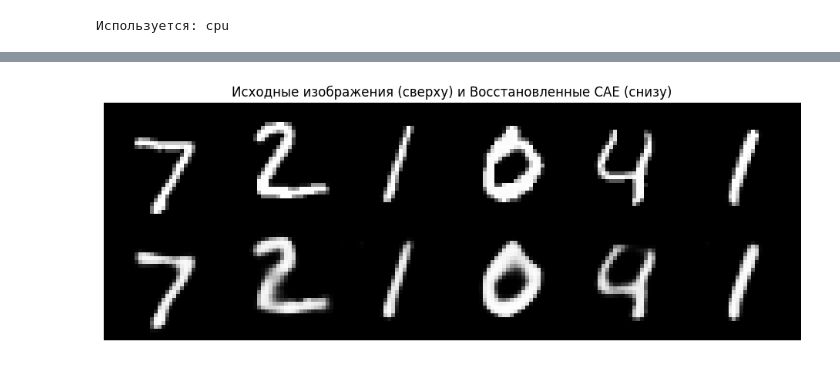
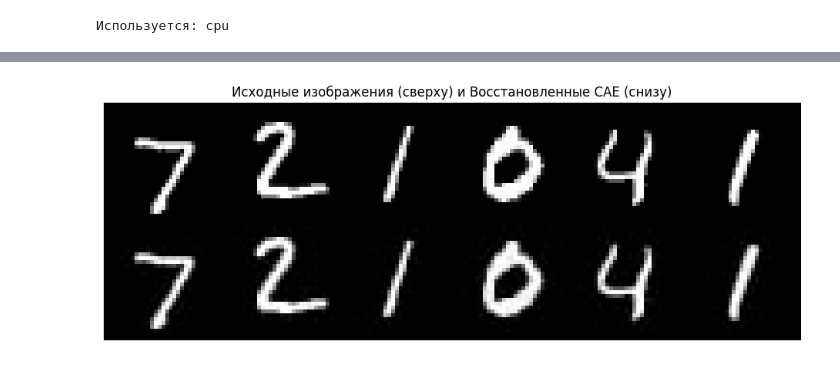
Before and after one commit to nikita488/DataSciencePro, a Jupyter notebook: src/HW2/HW2.ipynb, the cells around one changed output, grey strips where cells are left out. Cells and saved outputs as stored; diff of their text form; code cells hidden in the pictures.

```diff
--- a/src/HW2/HW2.ipynb
+++ b/src/HW2/HW2.ipynb
@@ -21,6 +21,7 @@ Successfully installed nvidia-cublas-cu12-12.4.5.8 nvidia-cuda-cupti-cu12-12.4.1
 # %%
 import torch
 import torch.nn as nn
+from torchvision import transforms
 
 # Определяем девайс CPU или GPU
 device = torch.device("cuda" if torch.cuda.is_available() else "cpu")
@@ -33,36 +34,35 @@ class CAE(nn.Module):
 
         # Энкодер
         self.encoder = nn.Sequential(
-            nn.Conv2d(1, 16, kernel_size=3, padding=1),
+            nn.Conv2d(1, 32, kernel_size=3, stride=2, padding=1),
+            nn.BatchNorm2d(32),
             nn.ReLU(),
-            nn.Dropout2d(0.5),
-            nn.MaxPool2d(2, stride=2, padding=0),
 
-            nn.Conv2d(16, 8, kernel_size=3, padding=1),
+            nn.Conv2d(32, 64, kernel_size=3, stride=2, padding=1),
+            nn.BatchNorm2d(64),
             nn.ReLU(),
-            nn.MaxPool2d(2, stride=2, padding=0),
 
-            nn.Conv2d(8, 8, kernel_size=3, padding=1),
-            nn.ReLU(),
-            nn.MaxPool2d(2, stride=2, padding=1),
+            nn.Conv2d(64, 128, kernel_size=3, stride=2, padding=1),
+            nn.BatchNorm2d(128),
+            nn.ReLU()
         )
 
         # Декодер
         self.decoder = nn.Sequential(
-            nn.Conv2d(8, 8, kernel_size=3, padding=1),
+            nn.ConvTranspose2d(128, 64, kernel_size=3, stride=2, padding=1, output_padding=1),
+            nn.BatchNorm2d(64),
             nn.ReLU(),
-            nn.Upsample(scale_factor=2),
 
-            nn.Conv2d(8, 8, kernel_size=3, padding=1),
+            nn.ConvTranspose2d(64, 32, kernel_size=4, stride=2, padding=1),
+            nn.BatchNorm2d(32),
             nn.ReLU(),
-            nn.Upsample(scale_factor=2),
 
-            nn.Conv2d(8, 16, kernel_size=3),
-            nn.ReLU(),
-            nn.Upsample(scale_factor=2),
+            nn.ConvTranspose2d(32, 1, kernel_size=4, stride=2, padding=1),
+            nn.Sigmoid(),
 
-            nn.Conv2d(16, 1, kernel_size=3, padding=1),
-            nn.Sigmoid()
+            nn.Conv2d(1, 1, kernel_size=5, stride=1, padding=2),
+            nn.Conv2d(1, 1, kernel_size=3, stride=1, padding=0),
+            nn.Conv2d(1, 1, kernel_size=3, stride=1, padding=0)
         )
 
     def forward(self, x):
@@ -146,9 +149,10 @@ torch.save(model.state_dict(), './model/mnist_model.pth')
 import torch
 import torchvision
 import matplotlib.pyplot as plt
+import numpy as np
 
 # Загрузка натреннированой модели из файла
-model.load_state_dict(torch.load('./model/mnist_model.pth'))
+model.load_state_dict(torch.load('./model/mnist_model3.pth'))
 
 # Восстановление изображений из тестового набора
 def visualize_reconstructions():
@@ -176 +181 @@ visualize_reconstructions()
-[figure, old version]
+[figure, new version]
```
Also changed, not shown: parts of 3 cells of this notebook, 1 other file.
